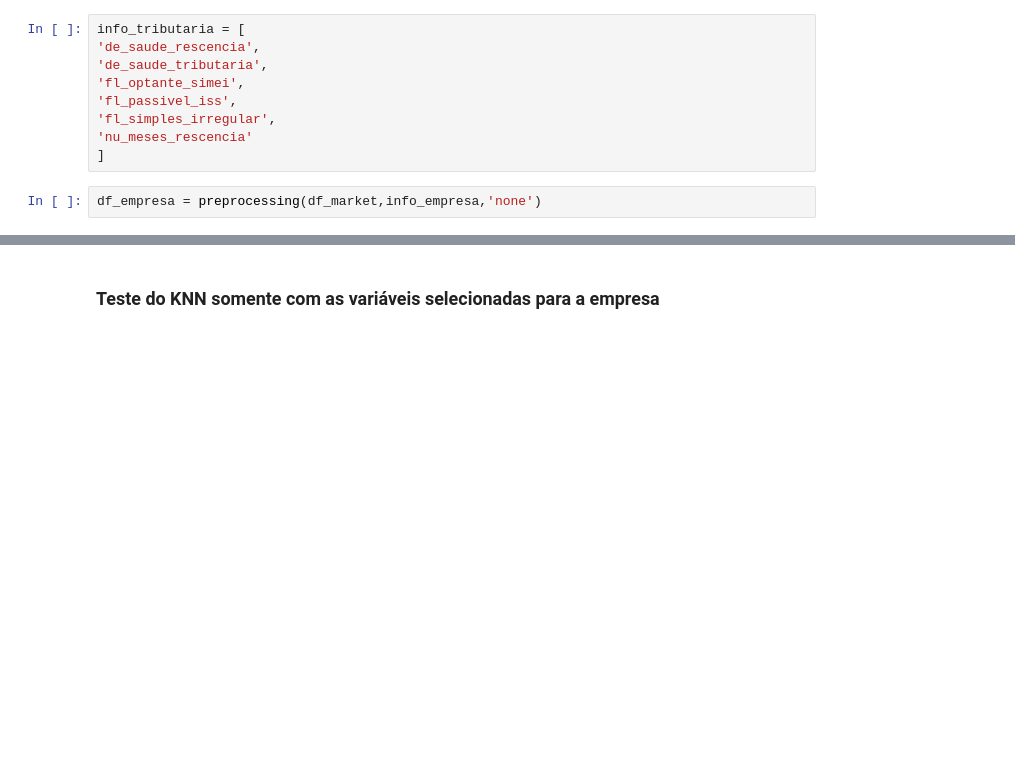
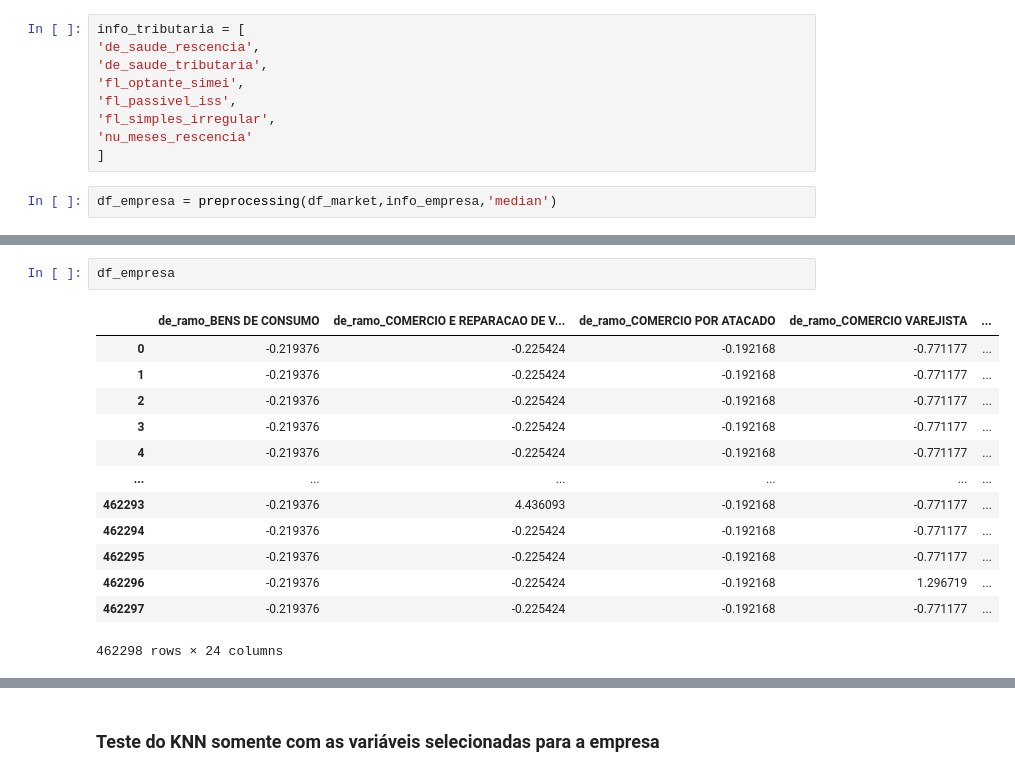
Before and after one commit to tiagofer/leads_match_system, a Jupyter notebook: notebooks/ml_modelo_classificacao.ipynb, the cells around one changed output, grey strips where cells are left out. Saved outputs shown, nothing was run; the diff lists cells and outputs as text; blank space fills up the shorter version.

```diff
--- a/notebooks/ml_modelo_classificacao.ipynb
+++ b/notebooks/ml_modelo_classificacao.ipynb
@@ -301,7 +311,7 @@ info_tributaria = [
 'nu_meses_rescencia'
 ]
 # %%
-df_empresa = preprocessing(df_market,info_empresa,'none')
+df_empresa = preprocessing(df_market,info_empresa,'median')
 # %% [output]
 --Criando dataframe com as colunas--
 --Aplicando OneHotEnconding--
@@ -310,5 +332,21 @@ df_empresa = preprocessing(df_market,info_empresa,'none')
 --Aplicando Árvore--
 --Selecionando Modelo--
+# %%
+df_empresa
+# %% [output]
+|  | de_ramo_BENS DE CONSUMO | de_ramo_COMERCIO E REPARACAO DE V... | de_ramo_COMERCIO POR ATACADO | de_ramo_COMERCIO VAREJISTA | ... |
+| 0 | -0.219376 | -0.225424 | -0.192168 | -0.771177 | ... |
+| 1 | -0.219376 | -0.225424 | -0.192168 | -0.771177 | ... |
+| 2 | -0.219376 | -0.225424 | -0.192168 | -0.771177 | ... |
+| 3 | -0.219376 | -0.225424 | -0.192168 | -0.771177 | ... |
+| 4 | -0.219376 | -0.225424 | -0.192168 | -0.771177 | ... |
+| ... | ... | ... | ... | ... | ... |
+| 462293 | -0.219376 | 4.436093 | -0.192168 | -0.771177 | ... |
+| 462294 | -0.219376 | -0.225424 | -0.192168 | -0.771177 | ... |
+| 462295 | -0.219376 | -0.225424 | -0.192168 | -0.771177 | ... |
+| 462296 | -0.219376 | -0.225424 | -0.192168 | 1.296719 | ... |
+| 462297 | -0.219376 | -0.225424 | -0.192168 | -0.771177 | ... |
+462298 rows × 24 columns
 # %%
 df_funcionarios = preprocessing(df_market,info_funcionarios,'median')
 # %% [output]
```
Also changed, not shown: parts of 35 cells of this notebook.
